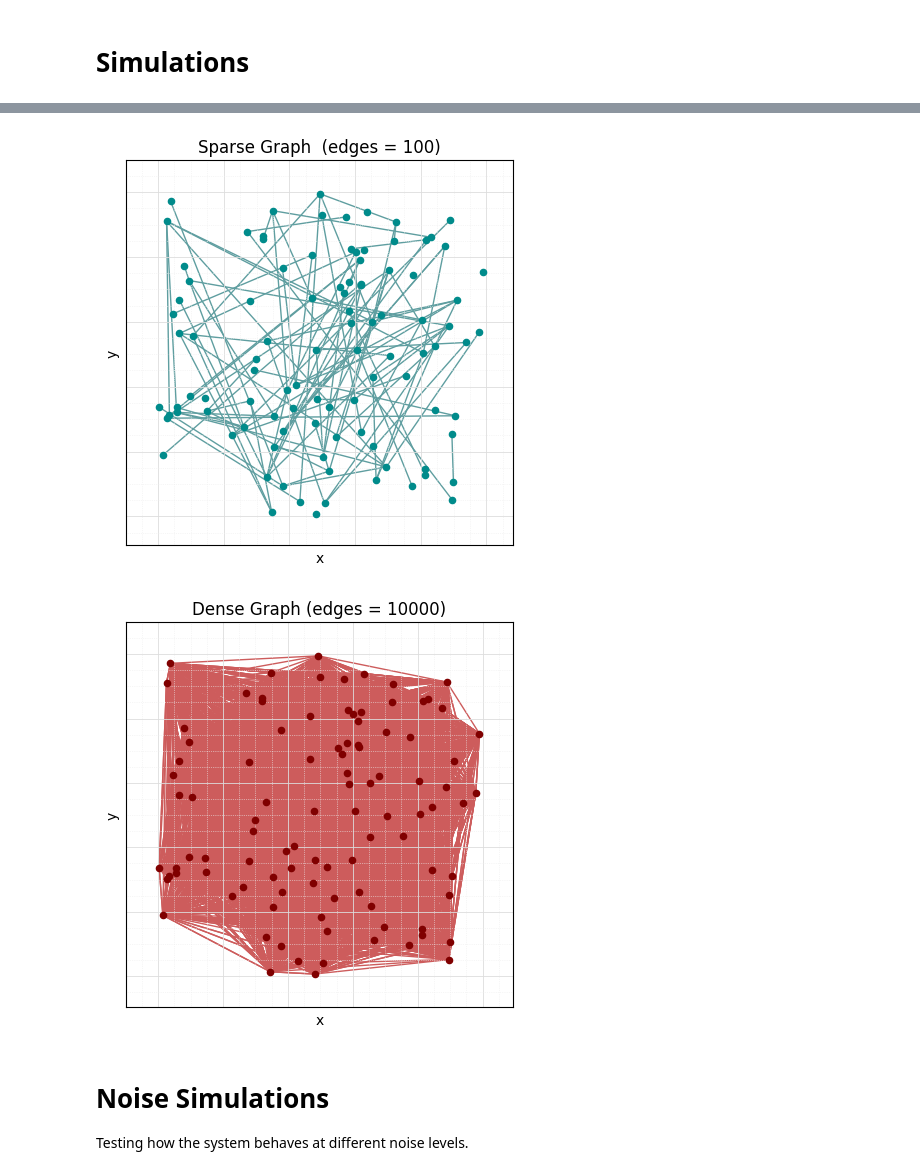
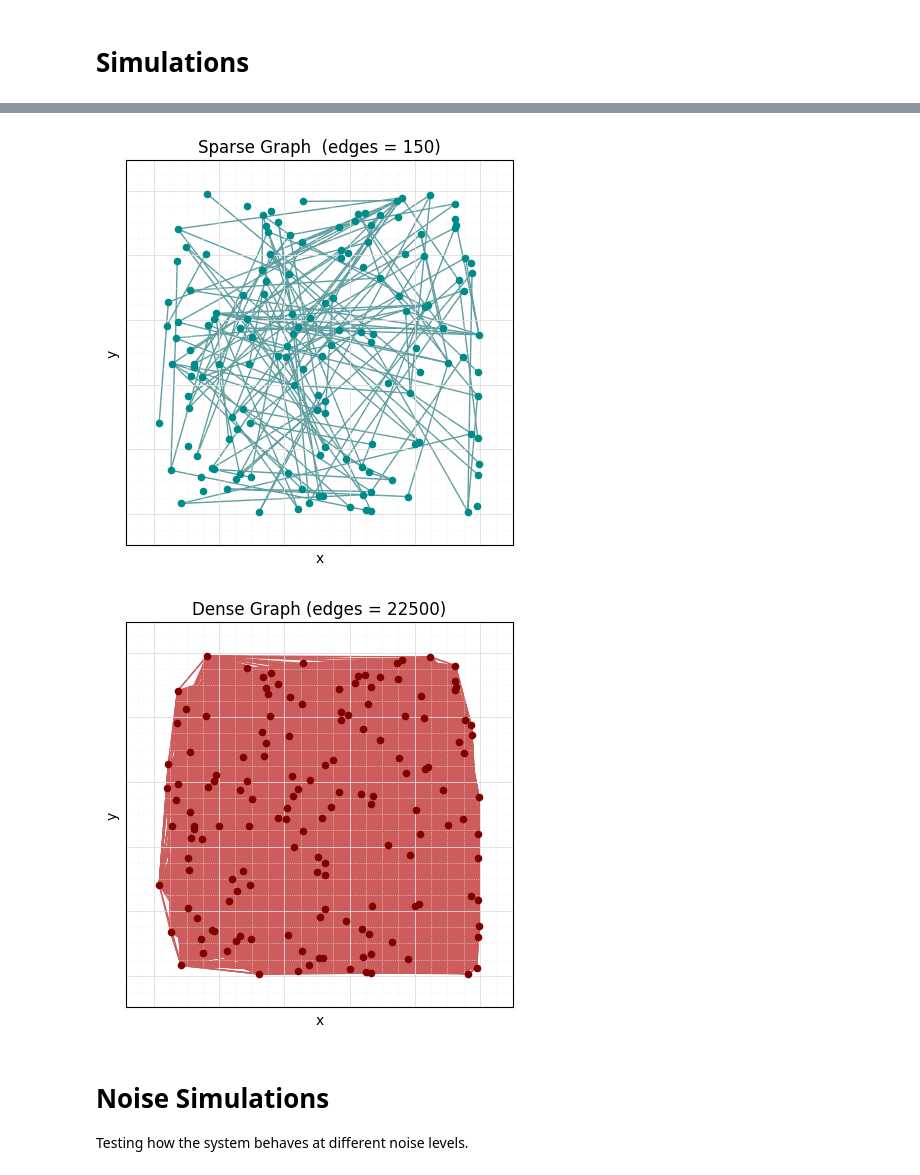
Before and after one commit to jmtony2000/Vicsek-Model-Implementation-With-Social-Graph, a Jupyter notebook: Model_Implementation.ipynb, the cells around one changed output, grey strips where cells are left out. Saved outputs shown, nothing was run; the diff lists cells and outputs as text; code cells hidden in the pictures.

```diff
--- a/Model_Implementation.ipynb
+++ b/Model_Implementation.ipynb
@@ -364,24 +364,24 @@ font2 = {'family':'serif','color':'darkred','size':15}
 # %%
 # Parameters of the simulation
 
-N = 100                         # Number of individuals
+N = 150                         # Number of individuals
 edge_count = 100                # Number of edges in the social graph
 L = 10                          # Size of the square domain
 v = 0.1                         # Speed of individuals
 eta = np.linspace(0,0.8,20)       # Noise amplitude
 r = 1.0                         # Interaction radius
-relative_weight = 5.0           # Weight of relatives in angle computation
+relative_weight = 100.0           # Weight of relatives in angle computation
 dt = 1.0                        # Time step
 steps = 100                     # Number of simulation steps
+# %%
+# Pregenerating the social graphs used in the simulation
+
+positions, angles = GeneratePoints(N, square_size = L)
+
+social_graph0, relatives0 = CreateGraph(positions, edge_count = 0, connected=False)
+social_graph_parse, relatives_parse = CreateGraph(positions, edge_count = N, connected= False)
+social_graph_dense, relatives_dense = CreateGraph(positions, edge_count = N**2, connected= False)
 # %%
-# Pregenerating the social graphs used in the simulation
-
-positions, angles = GeneratePoints(N, square_size = L)
-
-social_graph0, relatives0 = CreateGraph(positions, edge_count = 0, connected=False)
-social_graph_parse, relatives_parse = CreateGraph(positions, edge_count = 100, connected= False)
-social_graph_dense, relatives_dense = CreateGraph(positions, edge_count = 10000, connected= False)
-
 fig = plt.figure(figsize=(15, 5))
 
 plt.subplot(1,3,1)
@@ -396,7 +396,7 @@ plt.subplot(1,3,2)
 nx.draw_networkx(social_graph_parse, positions, node_size = 20, with_labels= False, node_color = "darkcyan", edge_color = "cadetblue")
 plt.xlabel("x")
 plt.ylabel("y")
-plt.title("Sparse Graph  (edges = 100)")
+plt.title(f"Sparse Graph  (edges = {N})")
 plt.grid(which='major', color='#DDDDDD', linewidth=0.6)
 plt.grid(which='minor', color='#EEEEEE', linestyle=':', linewidth=0.5)
 plt.minorticks_on()
@@ -404,7 +404,7 @@ plt.subplot(1,3,3)
 nx.draw_networkx(social_graph_dense, positions, node_size = 20, with_labels= False, node_color = "maroon", edge_color = "indianred")
 plt.xlabel("x")
 plt.ylabel("y")
-plt.title("Dense Graph (edges = 10000)")
+plt.title(f"Dense Graph (edges = {N**2})")
 plt.grid(which='major', color='#DDDDDD', linewidth=0.6)
 plt.grid(which='minor', color='#EEEEEE', linestyle=':', linewidth=0.5)
 plt.minorticks_on()
@@ -426,23 +426,23 @@ plt.figure(figsize=(5,5))
 nx.draw_networkx(social_graph_parse, positions, node_size = 20, with_labels= False, node_color = "darkcyan", edge_color = "cadetblue")
 plt.xlabel("x")
 plt.ylabel("y")
-plt.title("Sparse Graph  (edges = 100)")
+plt.title(f"Sparse Graph  (edges = {N})")
 plt.grid(which='major', color='#DDDDDD', linewidth=0.6)
 plt.grid(which='minor', color='#EEEEEE', linestyle=':', linewidth=0.5)
 plt.minorticks_on()
 # %% [output]
-[figure, old version]
+[figure, new version]
 # %%
 plt.figure(figsize=(5,5))
 nx.draw_networkx(social_graph_dense, positions, node_size = 20, with_labels= False, node_color = "maroon", edge_color = "indianred")
 plt.xlabel("x")
 plt.ylabel("y")
-plt.title("Dense Graph (edges = 10000)")
+plt.title(f"Dense Graph (edges = {N**2})")
 plt.grid(which='major', color='#DDDDDD', linewidth=0.6)
 plt.grid(which='minor', color='#EEEEEE', linestyle=':', linewidth=0.5)
 plt.minorticks_on()
 # %% [output]
-[figure, old version]
+[figure, new version]
 # %% [markdown]
 # Noise Simulations
 
```
Also changed, not shown: parts of 8 cells of this notebook, 16 other files.
